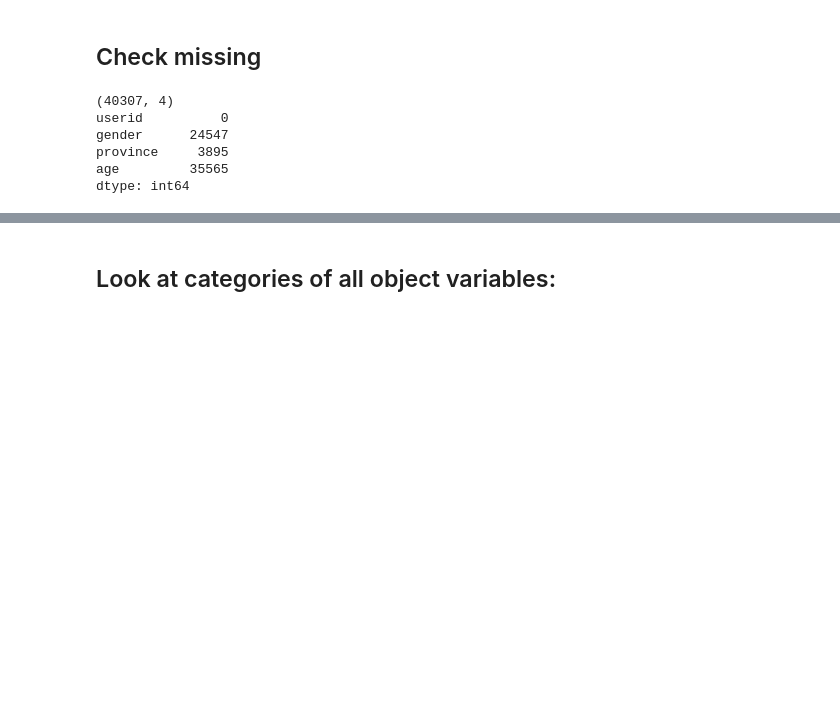
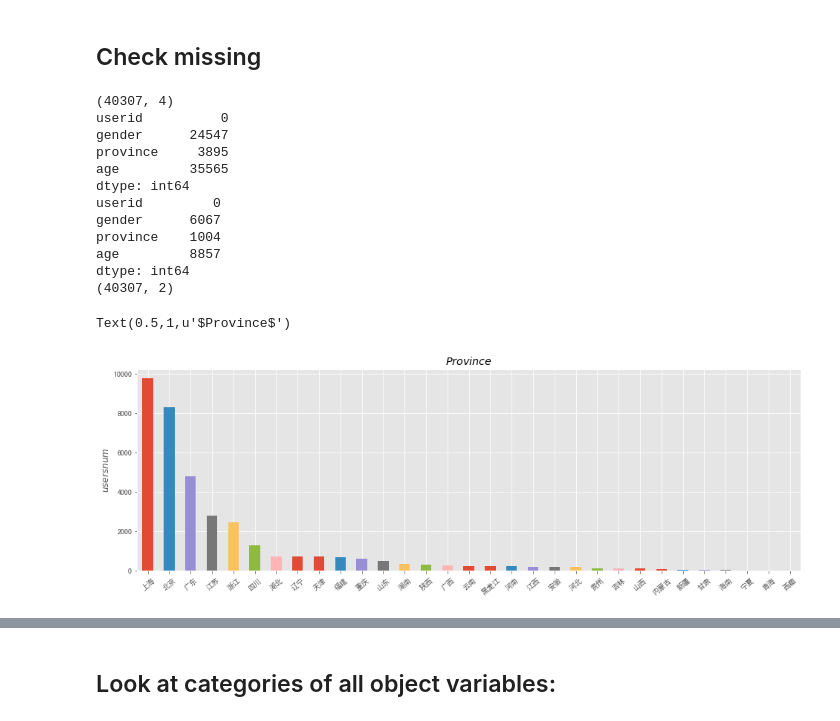
Before and after one commit to WastonYuan/first-blood, a Jupyter notebook: cutoutsy/higuides.ipynb, the cells around one changed output, grey strips where cells are left out. Saved outputs shown, nothing was run; the diff lists cells and outputs as text; code cells hidden in the pictures; blank space fills up the shorter version.

```diff
--- a/cutoutsy/higuides.ipynb
+++ b/cutoutsy/higuides.ipynb
@@ -1,19 +1,26 @@
 # %% [markdown]
 ## Load Libraries
 # %%
+#coding:utf-8
 import numpy as np
 import pandas as pd
 import xgboost as xgb
-#from itertools import groupby
 
 from xgboost.sklearn import XGBClassifier
 from sklearn import cross_validation, metrics
 from sklearn.model_selection import GridSearchCV
+from sklearn.model_selection import train_test_split
 
 import matplotlib.pylab as plt
 %matplotlib inline
-from matplotlib.pylab import rcParams
-rcParams['figure.figsize'] = 12, 4
+
+#from matplotlib.pylab import rcParams
+#rcParams['figure.figsize'] = 12, 4
+plt.rcParams['font.sans-serif'] = ['SimHei']
+plt.rcParams['axes.unicode_minus']=False
+# %%
+# Customizng plots with style sheets
+plt.style.use('ggplot')
 # %% [markdown]
 ## Read train data
 # %%
@@ -50,7 +57,10 @@ print pd.to_datetime(action_test['actionTime'].max(), unit='s')
 ## Check missing
 # %%
 print userProfile_train.shape
-print userProfile_train.apply(lambda x : sum(x.isnull()))
+print userProfile_train.isnull().sum()
+print userProfile_test.isnull().sum()
+print orderFuture_train.shape
+# print userProfile_train.province.mode()
 # %% [output]
 (40307, 4)
 userid          0
@@ -58,3 +68,17 @@ gender      24547
 province     3895
 age         35565
 dtype: int64
+userid         0
+gender      6067
+province    1004
+age         8857
+dtype: int64
+(40307, 2)
+# %%
+userProfile_train['province'].value_counts().plot(kind='bar', figsize=(16, 5))
+plt.xticks(rotation=40)
+plt.ylabel("$users num$")
+plt.title('$Province$')
+# %% [output]
+Text(0.5,1,u'$Province$')
+[figure, added]
```
Also changed, not shown: parts of 34 cells of this notebook, 5 other files.
